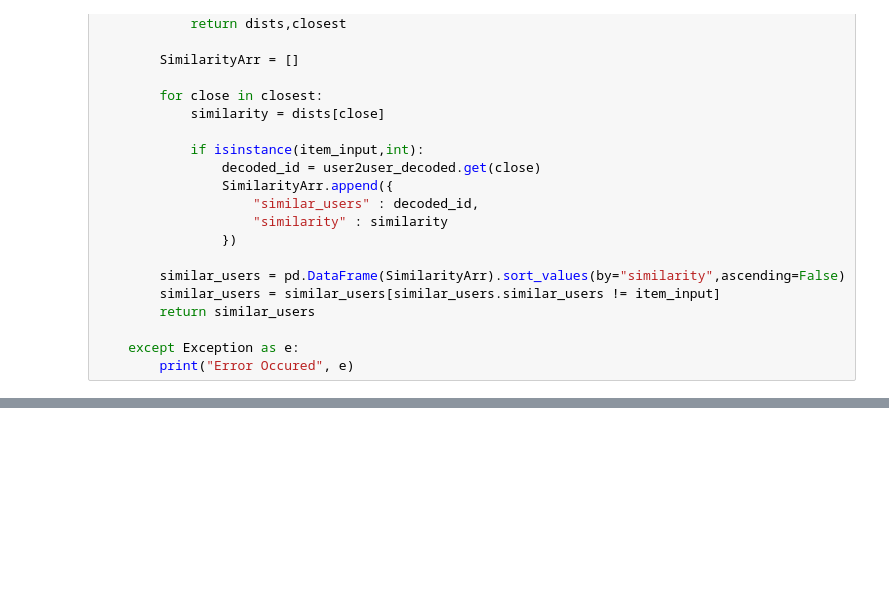
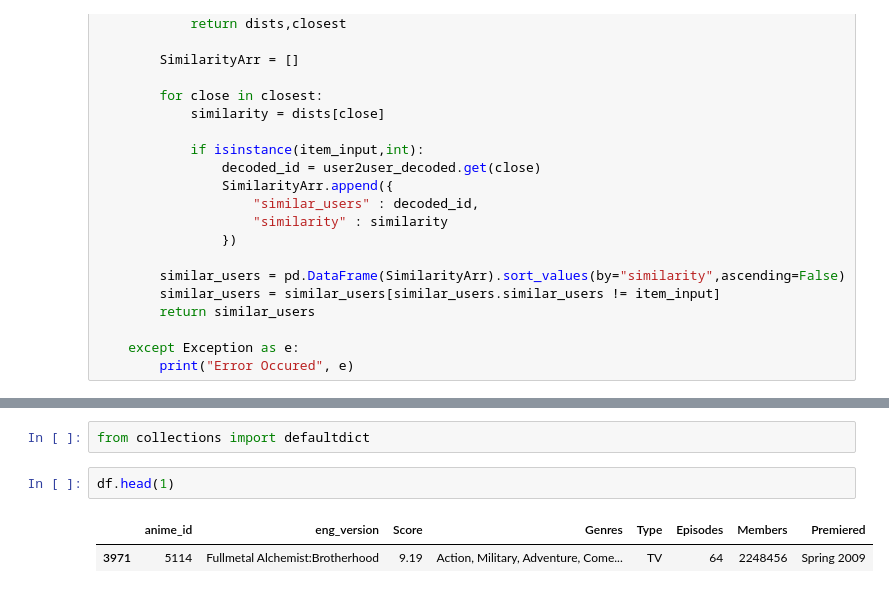
Before and after one commit to Tanav-Kolar/Anime-Recommender-System, a Jupyter notebook: notebook/anime.ipynb, the cells around one changed output, grey strips where cells are left out. Drawn from its saved outputs; the diff is of its cells as text; blank space fills up the shorter version.

```diff
--- a/notebook/anime.ipynb
+++ b/notebook/anime.ipynb
@@ -696,0 +706,7 @@ Error Occured shapes (2461,128) and (1,2461,128) not aligned: 128 (dim 1) != 246
+# %%
+from collections import defaultdict
+# %%
+df.head(1)
+# %% [output]
+|  | anime_id | eng_version | Score | Genres | Type | Episodes | Members | Premiered |
+| 3971 | 5114 | Fullmetal Alchemist:Brotherhood | 9.19 | Action, Military, Adventure, Come... | TV | 64 | 2248456 | Spring 2009 |
```
Also changed, not shown: parts of 24 cells of this notebook, 2 other files.
